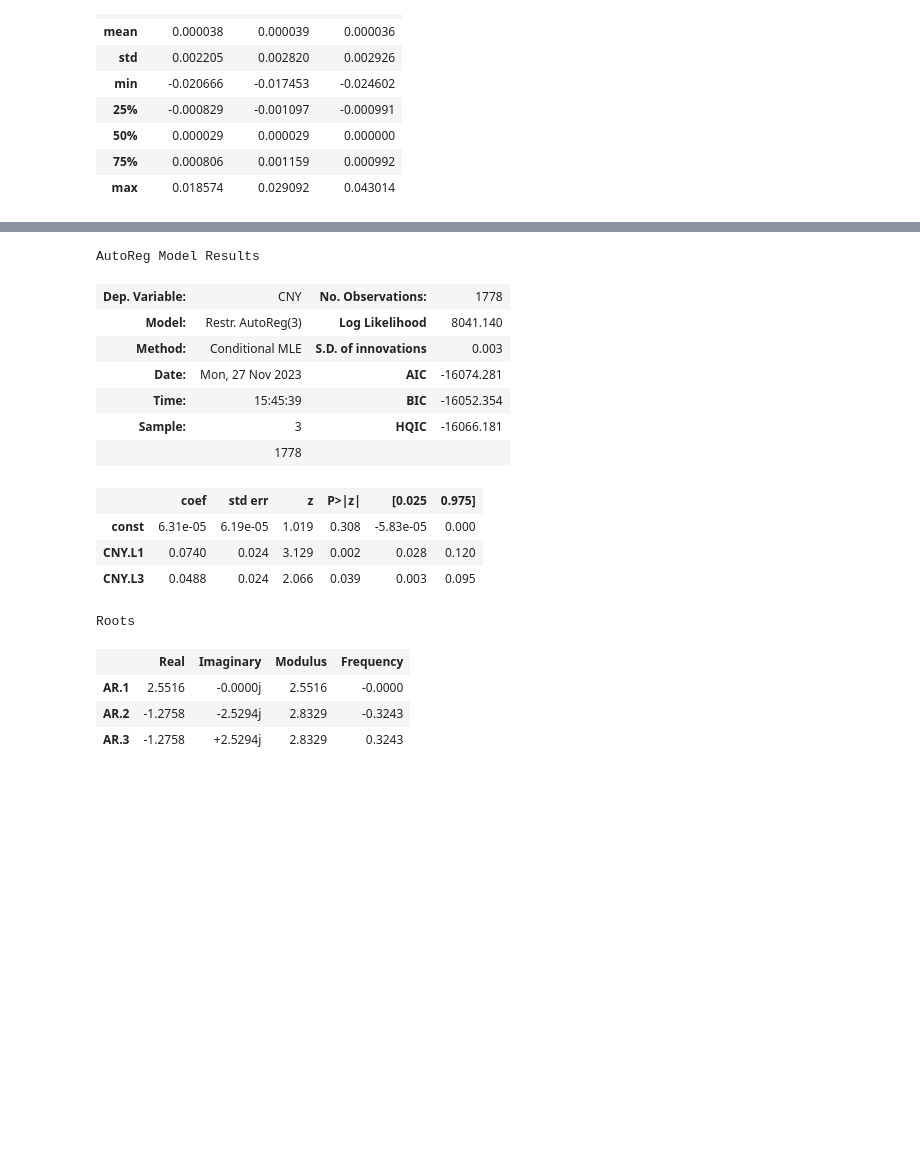
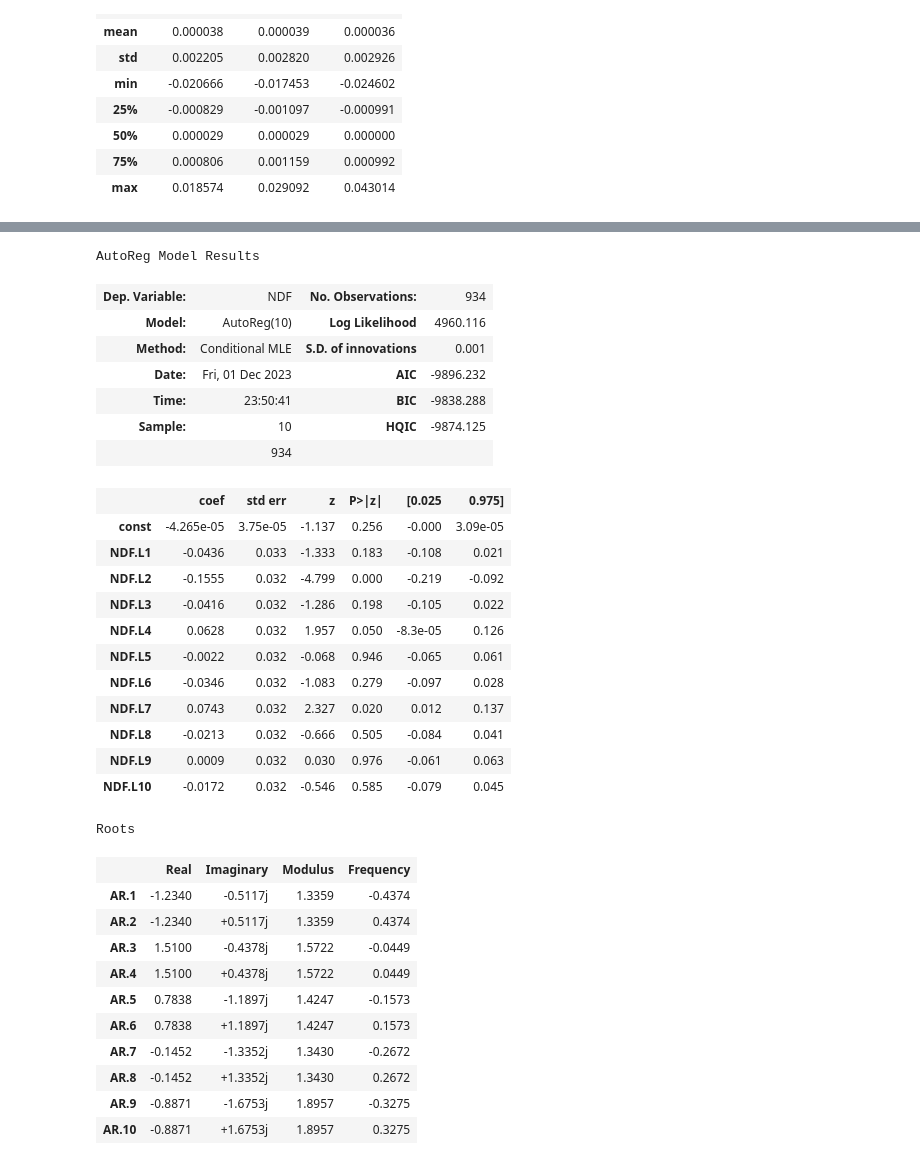
Before and after one commit to Ardentem/Exchangerates_CNY_CNH_etc, a Jupyter notebook: AR_GARCH.ipynb, the cells around one changed output, grey strips where cells are left out. Drawn from its saved outputs; the diff is of its cells as text; code cells hidden in the pictures; blank space fills up the shorter version.

```diff
--- a/AR_GARCH.ipynb
+++ b/AR_GARCH.ipynb
@@ -76,26 +117,41 @@ fc.ret(start='2015-09-01',end='2023-09-01')
 # %%
 #AR模型
 from statsmodels.tsa.ar_model import AutoReg
-AR_1_res = AutoReg(fc.ret_data['CNY'],lags = [1,3]).fit()
+AR_1_res = AutoReg(fc.ret_data['NDF'],lags = 10).fit()
 AR_1_res.summary()
 # %% [output]
 AutoReg Model Results
-| Dep. Variable: | CNY | No. Observations: | 1778 |
-| Model: | Restr. AutoReg(3) | Log Likelihood | 8041.140 |
-| Method: | Conditional MLE | S.D. of innovations | 0.003 |
-| Date: | Mon, 27 Nov 2023 | AIC | -16074.281 |
-| Time: | 15:45:39 | BIC | -16052.354 |
-| Sample: | 3 | HQIC | -16066.181 |
-|  | 1778 |  |  |
+| Dep. Variable: | NDF | No. Observations: | 934 |
+| Model: | AutoReg(10) | Log Likelihood | 4960.116 |
+| Method: | Conditional MLE | S.D. of innovations | 0.001 |
+| Date: | Fri, 01 Dec 2023 | AIC | -9896.232 |
+| Time: | 23:50:41 | BIC | -9838.288 |
+| Sample: | 10 | HQIC | -9874.125 |
+|  | 934 |  |  |
 |  | coef | std err | z | P>|z| | [0.025 | 0.975] |
-| const | 6.31e-05 | 6.19e-05 | 1.019 | 0.308 | -5.83e-05 | 0.000 |
-| CNY.L1 | 0.0740 | 0.024 | 3.129 | 0.002 | 0.028 | 0.120 |
-| CNY.L3 | 0.0488 | 0.024 | 2.066 | 0.039 | 0.003 | 0.095 |
+| const | -4.265e-05 | 3.75e-05 | -1.137 | 0.256 | -0.000 | 3.09e-05 |
+| NDF.L1 | -0.0436 | 0.033 | -1.333 | 0.183 | -0.108 | 0.021 |
+| NDF.L2 | -0.1555 | 0.032 | -4.799 | 0.000 | -0.219 | -0.092 |
+| NDF.L3 | -0.0416 | 0.032 | -1.286 | 0.198 | -0.105 | 0.022 |
+| NDF.L4 | 0.0628 | 0.032 | 1.957 | 0.050 | -8.3e-05 | 0.126 |
+| NDF.L5 | -0.0022 | 0.032 | -0.068 | 0.946 | -0.065 | 0.061 |
+| NDF.L6 | -0.0346 | 0.032 | -1.083 | 0.279 | -0.097 | 0.028 |
+| NDF.L7 | 0.0743 | 0.032 | 2.327 | 0.020 | 0.012 | 0.137 |
+| NDF.L8 | -0.0213 | 0.032 | -0.666 | 0.505 | -0.084 | 0.041 |
+| NDF.L9 | 0.0009 | 0.032 | 0.030 | 0.976 | -0.061 | 0.063 |
+| NDF.L10 | -0.0172 | 0.032 | -0.546 | 0.585 | -0.079 | 0.045 |
 Roots
 |  | Real | Imaginary | Modulus | Frequency |
-| AR.1 | 2.5516 | -0.0000j | 2.5516 | -0.0000 |
-| AR.2 | -1.2758 | -2.5294j | 2.8329 | -0.3243 |
-| AR.3 | -1.2758 | +2.5294j | 2.8329 | 0.3243 |
+| AR.1 | -1.2340 | -0.5117j | 1.3359 | -0.4374 |
+| AR.2 | -1.2340 | +0.5117j | 1.3359 | 0.4374 |
+| AR.3 | 1.5100 | -0.4378j | 1.5722 | -0.0449 |
+| AR.4 | 1.5100 | +0.4378j | 1.5722 | 0.0449 |
+| AR.5 | 0.7838 | -1.1897j | 1.4247 | -0.1573 |
+| AR.6 | 0.7838 | +1.1897j | 1.4247 | 0.1573 |
+| AR.7 | -0.1452 | -1.3352j | 1.3430 | -0.2672 |
+| AR.8 | -0.1452 | +1.3352j | 1.3430 | 0.2672 |
+| AR.9 | -0.8871 | -1.6753j | 1.8957 | -0.3275 |
+| AR.10 | -0.8871 | +1.6753j | 1.8957 | 0.3275 |
 # %%
 #AR模型的残差作图（体限异方差性）
 plt.plot(AR_1_res.resid)
```
Also changed, not shown: parts of 11 cells of this notebook, 2 other files.
